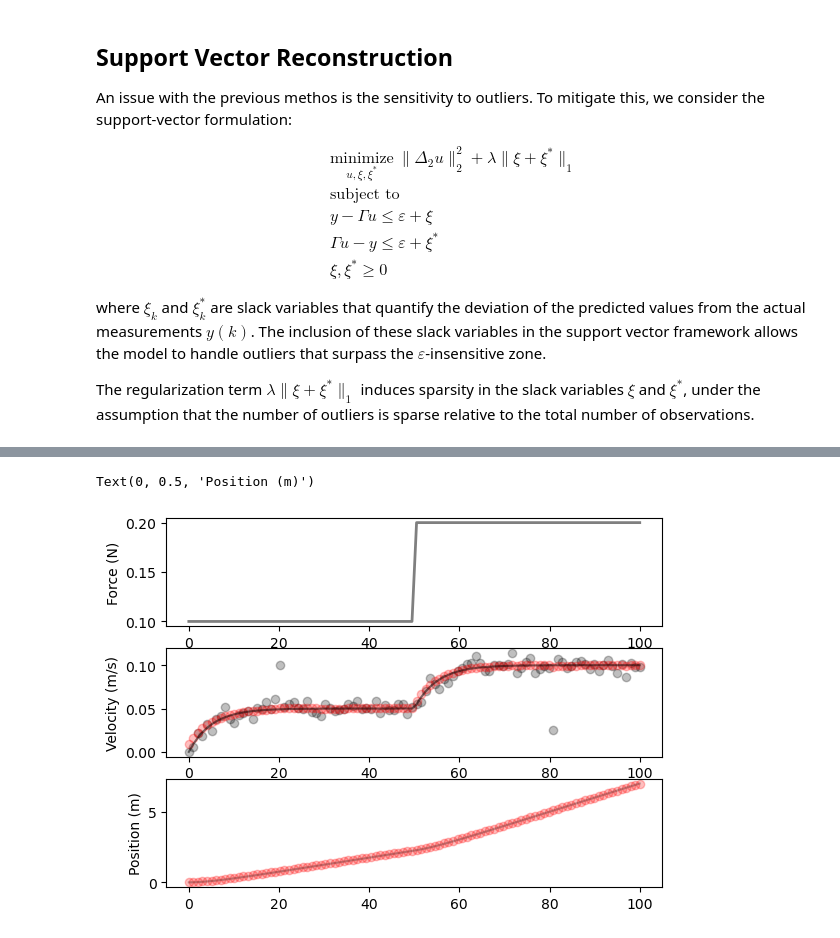
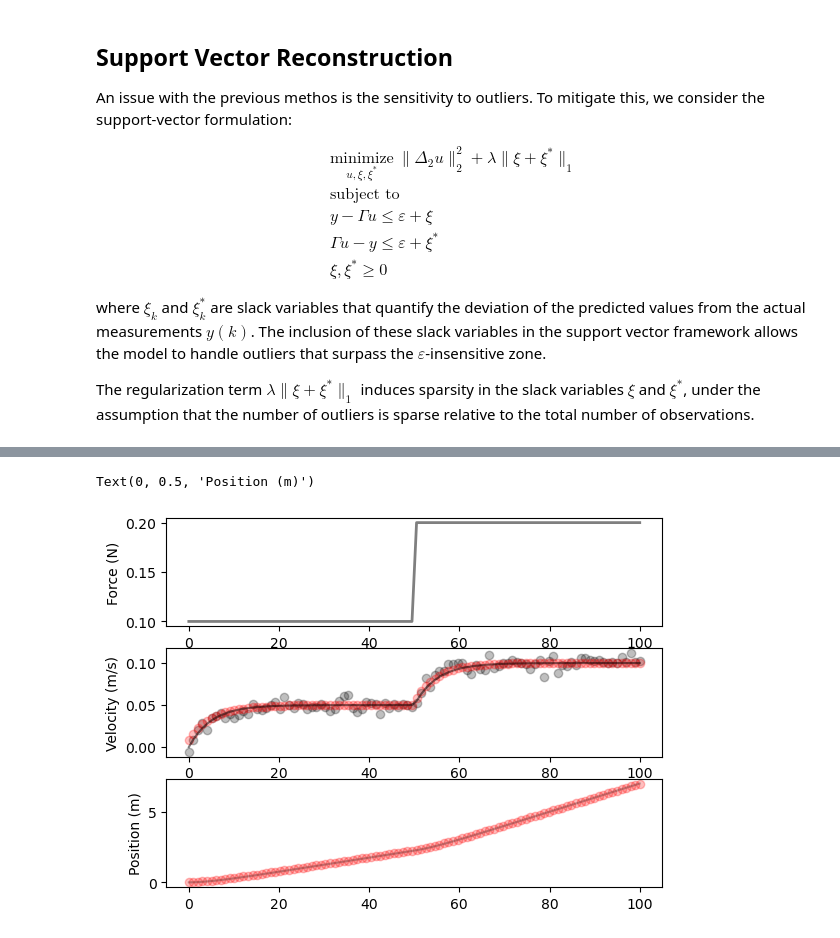
Before and after one commit to mmanngard/VirtualSensors, a Jupyter notebook: notebooks/virtual_sensing_introduction.ipynb, the cells around one changed output, grey strips where cells are left out. Saved outputs shown, nothing was run; the diff lists cells and outputs as text; code cells hidden in the pictures.

```diff
--- a/notebooks/virtual_sensing_introduction.ipynb
+++ b/notebooks/virtual_sensing_introduction.ipynb
@@ -535,5 +537,5 @@ By substituting the constraints into the objective function, the problem becomes
 # %%
-y = y0
+y = y_no_outlier
 u = u0
 
 n_states = 2
@@ -549,50 +551,49 @@ Q_v = 0.005*np.eye(n_outputs)
 Q_x = 0.0001*np.eye(n_states)
 # compute inverces
 Q_v_inv = np.linalg.inv(Q_v)
 Q_x_inv = np.linalg.inv(Q_x)
 
-def cvx_KF(y, xhat, u, Q_v, Q_x):
+def cvx_KF(y, xhat, u, Q_v_inv, Q_x_inv):
     '''Kalman-filter formualtion as a convex optimization problem where
     y: The mesuremente vector y_k
     xhat: Is the state estimate from previous iteration \hat{x}_{k-1|k-1}
     u: The input signal u_{k-1}
     Q_v, Q_x: Are the measurement error and state prediction error covariance matrices.
 
     '''
     # define objective function
+    # NOTE THAT scalar multiplication B*u IS USED HERE AND NOT B@U. REMEMBER TO CHANGE THIS IF u IS NOT SCALAR !!!
     objective = cp.Minimize( cp.quad_form( y - C@x, Q_v_inv ) + cp.quad_form( A@xhat + B*u - x , Q_x_inv ) )
 
     # define constraints
     constraints = []
 
     # define problem
     prob = cp.Problem(objective, constraints)
 
     # solve optimizaiton problem
     prob.solve()
     return x.value
 
 
 xhat = np.array([[0], [0]])
 x_est = xhat
-for k, y_k in enumerate(y):
-    xhat = cvx_KF(y_k, xhat, np.array(u[k]), Q_v, Q_x)
+for k, y_k in enumerate(y_no_outlier):
+    xhat = cvx_KF(y_k, xhat, np.array(u[k]), Q_v_inv, Q_x_inv)
     x_est = np.append(x_est, xhat)
 x_est = np.reshape(x_est, (-1,2))
+
+# plot result
+fig, axs = plt.subplots(3)
+axs[0].plot(t, u,'k', alpha=0.5, linewidth=2, label='true input')
+axs[0].set_ylabel('Force (N)')
+axs[1].plot(tout,xout[:,1], color='k', alpha=0.5, label='true velocity')
+axs[1].scatter(tout, y_no_outlier, alpha=0.25, color='k', edgecolor=None, label='measured velocity')
+axs[1].scatter(t, x_est[1:,1], alpha=0.25, color='r', edgecolor=None, label='estimated velocity')
+axs[1].set_ylabel('Velocity (m/s)')
+axs[2].plot(tout, xout[:,0], color='k', alpha=0.25, label='true position')
+axs[2].scatter(t, x_est[1:,0], alpha=0.25, color='r', edgecolor=None, label='estimated position')
+axs[2].set_ylabel('Position (m)')
+# %% [output]
+Text(0, 0.5, 'Position (m)')
+[figure, added]
-# %%
-# plot result
-fig, axs = plt.subplots(3)
-axs[0].plot(t, u,'k', alpha=0.5, linewidth=2, label='true input')
-axs[0].set_ylabel('Force (N)')
-axs[1].plot(tout,xout[:,1], color='k', alpha=0.5, label='true velocity')
-axs[1].scatter(tout, y, alpha=0.25, color='k', edgecolor=None, label='measured velocity')
-axs[1].scatter(t, x_est[1:,1], alpha=0.25, color='r', edgecolor=None, label='estimated velocity')
-axs[1].set_ylabel('Velocity (m/s)')
-axs[2].plot(tout, xout[:,0], color='k', alpha=0.25, label='true position')
-axs[2].scatter(t, x_est[1:,0], alpha=0.25, color='r', edgecolor=None, label='estimated position')
-axs[2].set_ylabel('Position (m)')
-
-#plt.xlabel('time (s)')
-# %% [output]
-Text(0, 0.5, 'Position (m)')
-[figure, removed]
```
Also changed, not shown: parts of 11 cells of this notebook.
